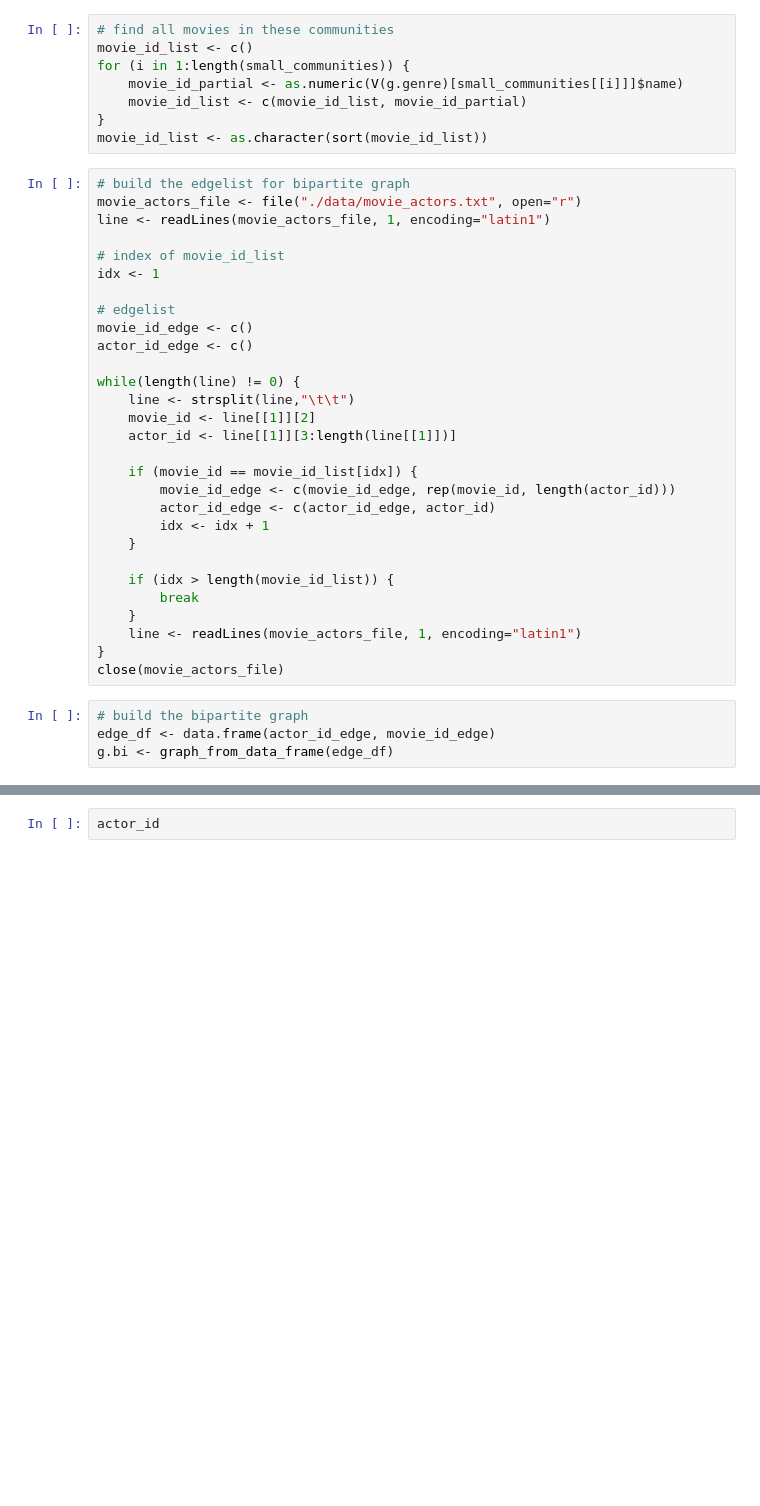
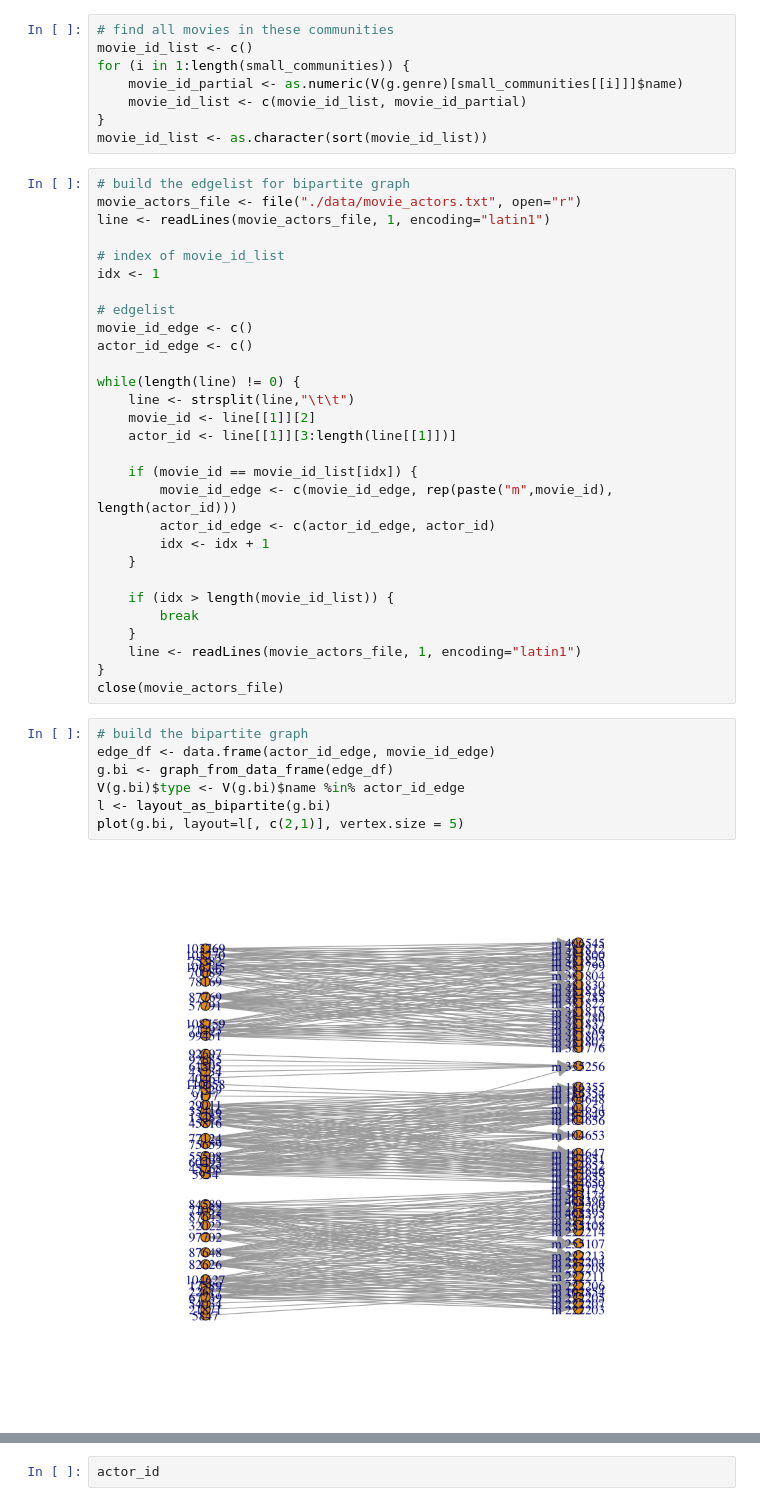
Before and after one commit to YufeiHu/EE232E-Large-Scale-Social-Network, a Jupyter notebook: project4/part2/Q7v2.ipynb, the cells around one changed output, grey strips where cells are left out. Drawn from its saved outputs; the diff is of its cells as text; blank space fills up the shorter version.

```diff
--- a/project4/part2/Q7v2.ipynb
+++ b/project4/part2/Q7v2.ipynb
@@ -223,7 +219,7 @@ while(length(line) != 0) {
     actor_id <- line[[1]][3:length(line[[1]])]
 
     if (movie_id == movie_id_list[idx]) {
-        movie_id_edge <- c(movie_id_edge, rep(movie_id, length(actor_id)))
+        movie_id_edge <- c(movie_id_edge, rep(paste("m",movie_id), length(actor_id)))
         actor_id_edge <- c(actor_id_edge, actor_id)
         idx <- idx + 1
     }
@@ -237,4 +233,9 @@ close(movie_actors_file)
 # %%
 # build the bipartite graph
 edge_df <- data.frame(actor_id_edge, movie_id_edge)
 g.bi <- graph_from_data_frame(edge_df)
+V(g.bi)$type <- V(g.bi)$name %in% actor_id_edge
+l <- layout_as_bipartite(g.bi)
+plot(g.bi, layout=l[, c(2,1)], vertex.size = 5)
+# %% [output]
+[figure, added]
```
Also changed, not shown: parts of 3 cells of this notebook.
